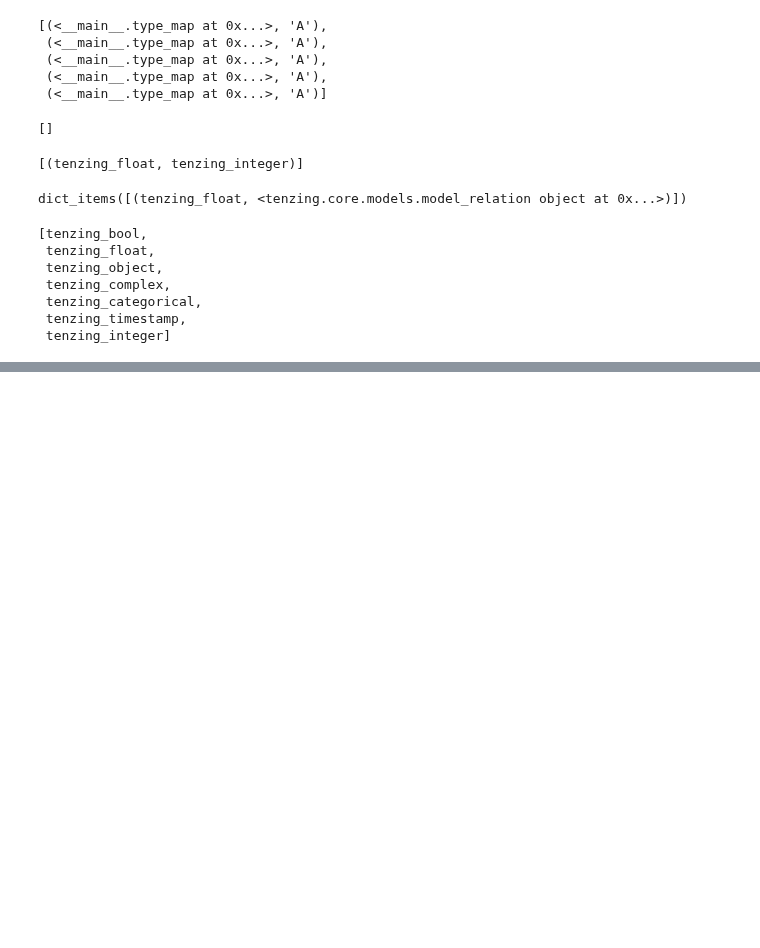
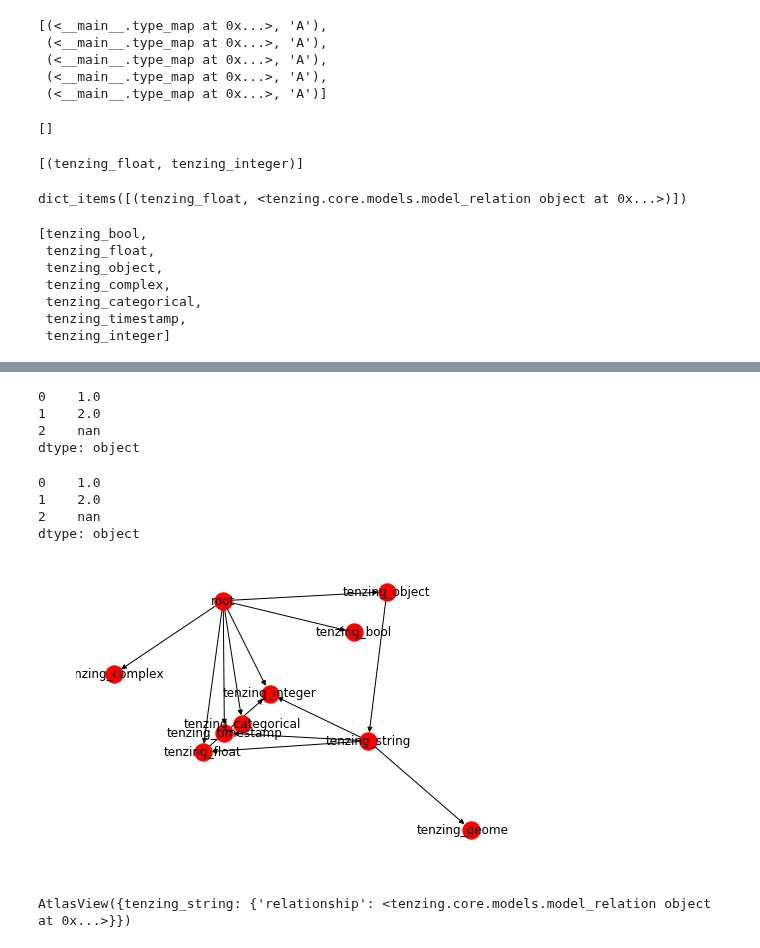
Before and after one commit to dylan-profiler/visions, a Jupyter notebook: Dev Notebook.ipynb, the cells around one changed output, grey strips where cells are left out. Drawn from its saved outputs; the diff is of its cells as text; code cells hidden in the pictures; blank space fills up the shorter version.

Commit message:
hooked up relation graph + tests

```diff
--- a/Dev Notebook.ipynb
+++ b/Dev Notebook.ipynb
@@ -215,0 +222,5 @@ root_types
+# %%
+from tenzing.core.typesets import infer_type, traverse_relation_graph, build_relation_graph
+from tenzing.core.model_implementations.typesets import tenzing_standard
+
+G = tenzing_standard().relation_map
@@ -215,0 +272,44 @@ root_types
+# %%
+from tenzing.utils import singleton, test_utils
+class model_relation:
+    """
+    Hub and spoke model - these are relationships of the form
+    friend_model -> model of model_relation
+
+    """
+    def __init__(self, model, friend_model, relationship=None, transformer=None):
+        self.model = model
+        self.friend_model = friend_model
+        self.edge = (self.friend_model, self.model)
+        self.relationship = relationship if relationship else self.model.__contains__
+        self.transformer = transformer if transformer else self.model.cast
+
+    def is_relation(self, obj):
+        return self.relationship(self.friend_model.get_series(obj))
+
+    def transform(self, obj):
+        return self.transformer(self.friend_model.get_series(obj))
+
+r = model_relation(tenzing_string, tenzing_object)
+ns = r.friend_model.get_series(series)
+ns.astype(str)
+# %% [output]
+0    1.0
+1    2.0
+2    nan
+dtype: object
+# %%
+series.astype('object')
+# %% [output]
+0    1.0
+1    2.0
+2    nan
+dtype: object
+# %%
+nx.draw_kamada_kawai(G, with_labels=True)
+# %% [output]
+[figure, added]
+# %%
+G[tenzing_object]
+# %% [output]
+AtlasView({tenzing_string: {'relationship': <tenzing.core.models.model_relation object at 0x...>}})
```
Also changed, not shown: parts of 10 cells of this notebook, 9 other files.
